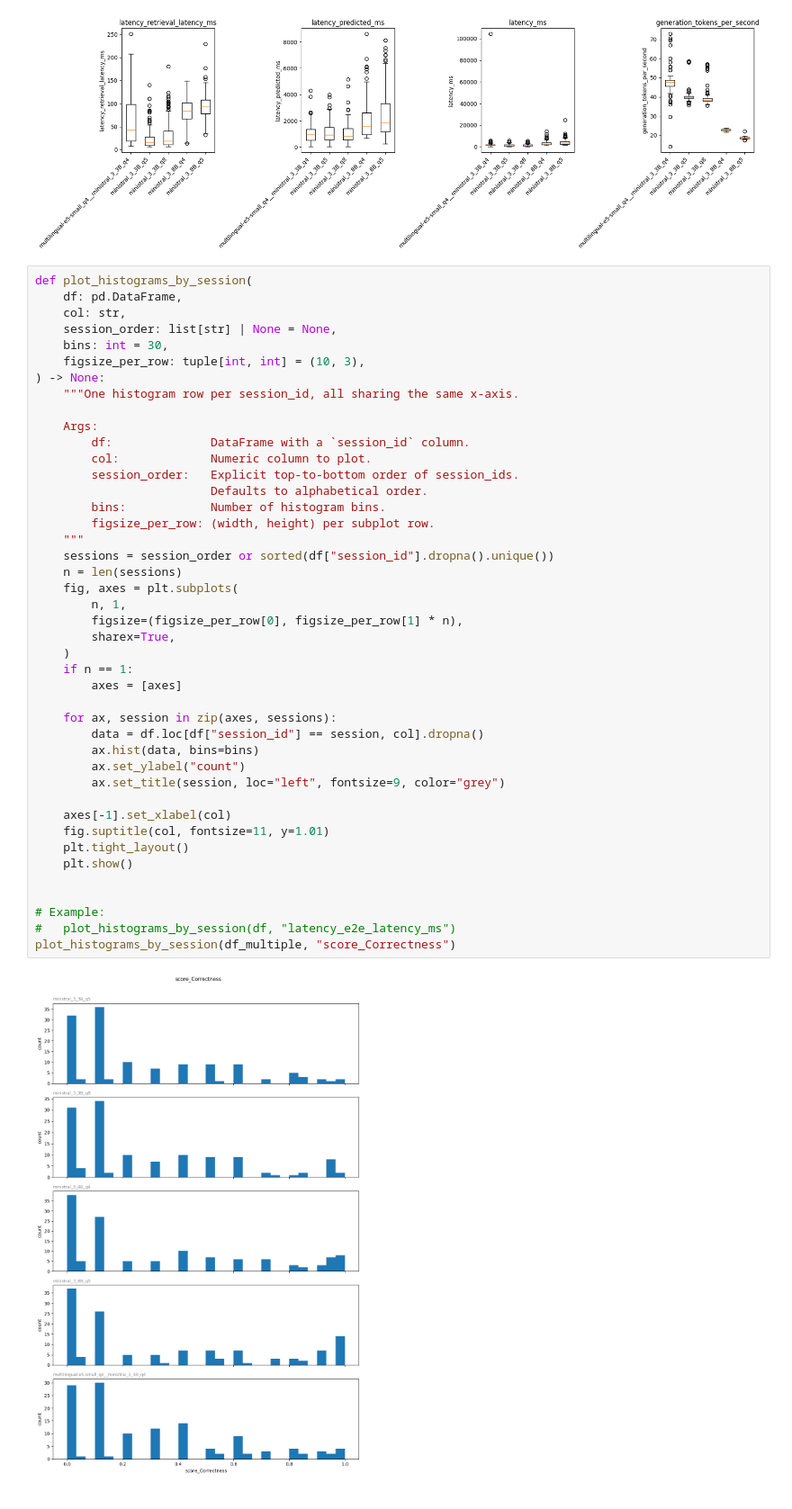
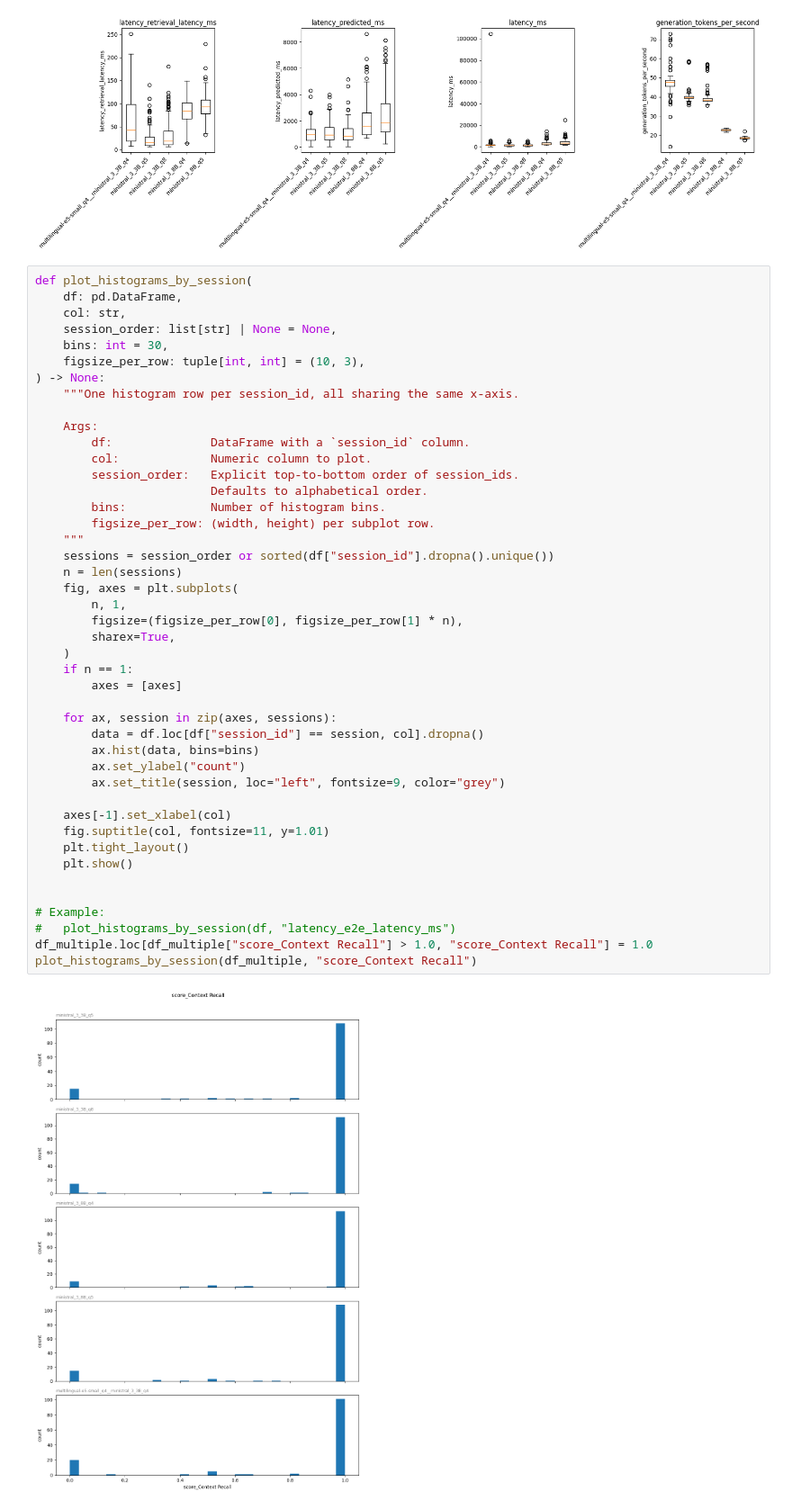
Before and after one commit to n-ploch/on-device-rag-performance, a Jupyter notebook: notebooks/01_explore_metrics.ipynb, the cells around one changed output. Shown at 90% size. Drawn from its saved outputs; the diff is of its cells as text.

Commit message:
investigate context recall and correctness issues

```diff
--- a/notebooks/01_explore_metrics.ipynb
+++ b/notebooks/01_explore_metrics.ipynb
@@ -340,32 +340,33 @@ def plot_histograms_by_session(
         session_order:   Explicit top-to-bottom order of session_ids.
                          Defaults to alphabetical order.
         bins:            Number of histogram bins.
         figsize_per_row: (width, height) per subplot row.
     """
     sessions = session_order or sorted(df["session_id"].dropna().unique())
     n = len(sessions)
     fig, axes = plt.subplots(
         n, 1,
         figsize=(figsize_per_row[0], figsize_per_row[1] * n),
         sharex=True,
     )
     if n == 1:
         axes = [axes]
 
     for ax, session in zip(axes, sessions):
         data = df.loc[df["session_id"] == session, col].dropna()
         ax.hist(data, bins=bins)
         ax.set_ylabel("count")
         ax.set_title(session, loc="left", fontsize=9, color="grey")
 
     axes[-1].set_xlabel(col)
     fig.suptitle(col, fontsize=11, y=1.01)
     plt.tight_layout()
     plt.show()
 
 
 # Example:
 #   plot_histograms_by_session(df, "latency_e2e_latency_ms")
-plot_histograms_by_session(df_multiple, "score_Correctness")
+df_multiple.loc[df_multiple["score_Context Recall"] > 1.0, "score_Context Recall"] = 1.0
+plot_histograms_by_session(df_multiple, "score_Context Recall")
 # %% [output]
-[figure, old version]
+[figure, new version]
```
Also changed, not shown: parts of 3 cells of this notebook.
